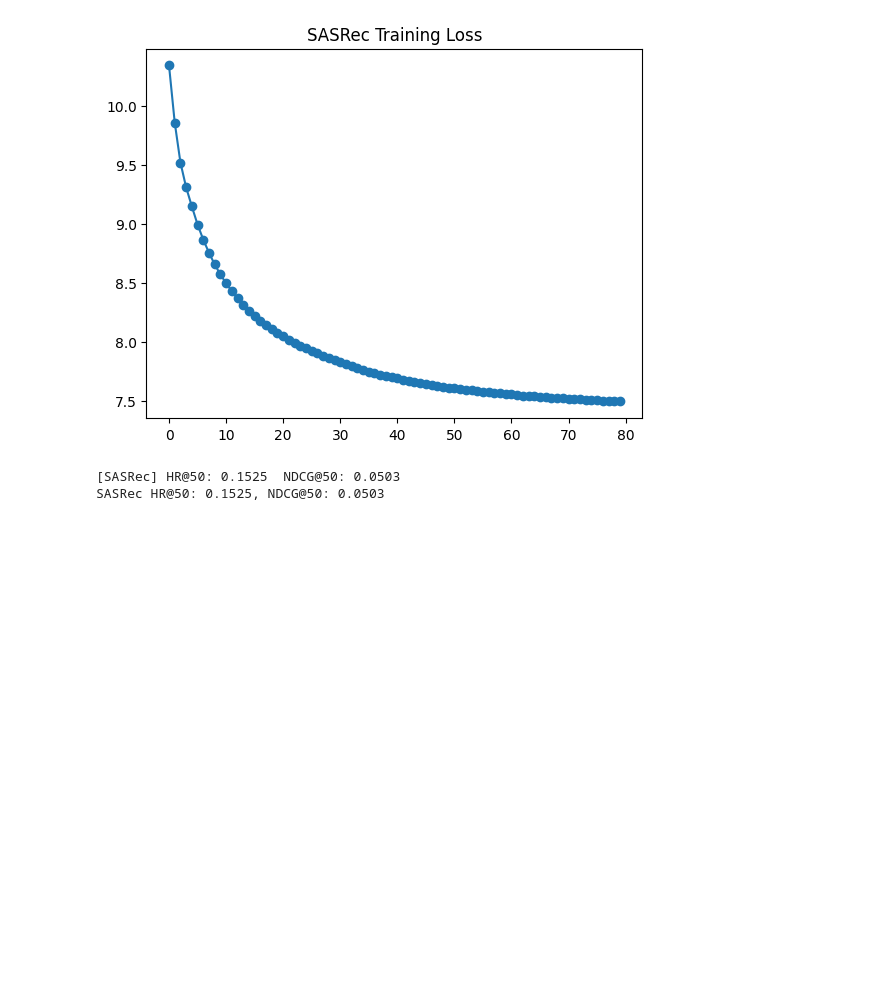
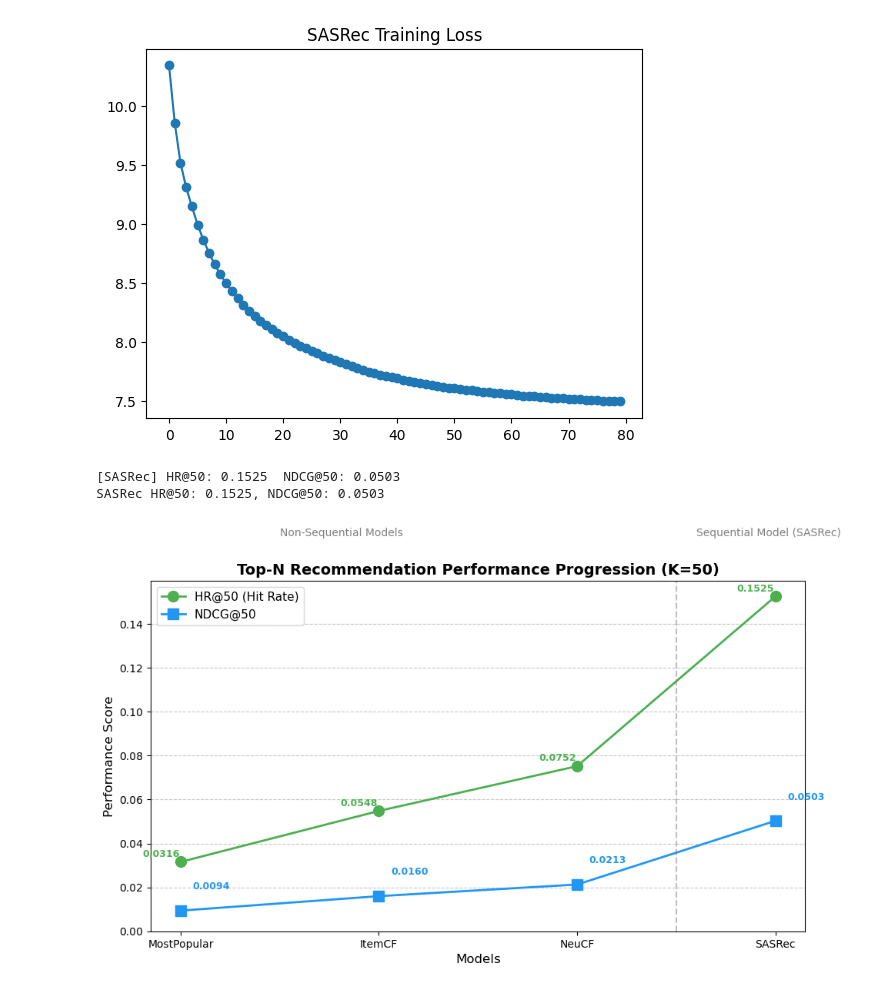
Before and after one commit to Yuhengli77/Recommendation-System-for-Short-Video-Streams, a Jupyter notebook: notebook/EDA&Data_Processing.ipynb, the cells around one changed output. Drawn from its saved outputs; the diff is of its cells as text; code cells hidden in the pictures; blank space fills up the shorter version.

Commit message:
"EDA & Evaluation"

```diff
--- a/notebook/EDA&Data_Processing.ipynb
+++ b/notebook/EDA&Data_Processing.ipynb
@@ -785,3 +854,75 @@ Preparing SASRec Sequences (Right Padding)...
 [figure]
 [SASRec] HR@50: 0.1525  NDCG@50: 0.0503
 SASRec HR@50: 0.1525, NDCG@50: 0.0503
+# %%
+import matplotlib.pyplot as plt
+import numpy as np
+import pandas as pd
+
+# Data from your evaluation table
+# We organize the models to reflect the increasing complexity and sequential nature
+models = ['MostPopular', 'ItemCF', 'NeuCF', 'SASRec']
+hr_50_scores = [0.0316, 0.0548, 0.0752, 0.1525]
+ndcg_50_scores = [0.0094, 0.0160, 0.0213, 0.0503]
+
+# --- Plotting Setup ---
+# We use indices 0, 1, 2, 3 as the X-axis positions to represent the progression
+x_positions = np.arange(len(models))
+
+fig, ax = plt.subplots(figsize=(10, 6))
+
+# Plot HR@50 as a line with markers
+ax.plot(x_positions, hr_50_scores,
+        label='HR@50 (Hit Rate)',
+        marker='o', markersize=10,
+        linestyle='-', linewidth=2,
+        color='#4CAF50')
+
+# Plot NDCG@50 as a line with markers
+ax.plot(x_positions, ndcg_50_scores,
+        label='NDCG@50',
+        marker='s', markersize=10,
+        linestyle='-', linewidth=2,
+        color='#2196F3')
+
+# --- Customization ---
+
+# Add data labels (Annotations)
+for i, (hr, ndcg) in enumerate(zip(hr_50_scores, ndcg_50_scores)):
+    # HR@50 labels (slightly offset)
+    ax.annotate(f'{hr:.4f}',
+                (x_positions[i] - 0.1, hr),
+                textcoords="offset points", xytext=(0, 5),
+                ha='center', fontsize=9, color='#4CAF50', fontweight='bold')
+
+    # NDCG@50 labels (slightly offset)
+    ax.annotate(f'{ndcg:.4f}',
+                (x_positions[i] + 0.1, ndcg),
+                textcoords="offset points", xytext=(10, 20),
+                ha='center', fontsize=9, color='#2196F3', fontweight='bold')
+
+# Set labels and title
+ax.set_ylabel('Performance Score', fontsize=12)
+ax.set_xlabel('Models', fontsize=12) # Changed label to reflect the progression
+ax.set_title('Top-N Recommendation Performance Progression (K=50)', fontsize=14, fontweight='bold')
+
+# Set custom x-axis tick labels
+ax.set_xticks(x_positions)
+ax.set_xticklabels(models, rotation=0)
+
+# Ensure y-axis starts at 0 for fair comparison
+ax.set_ylim(bottom=0)
+
+ax.legend(loc='upper left', fontsize=11)
+ax.grid(axis='y', linestyle='--', alpha=0.7)
+
+# Add a vertical line/highlight to visually emphasize the transition to sequential modeling
+ax.axvline(x=2.5, color='gray', linestyle='--', alpha=0.5, label='Sequential Boundary')
+ax.text(2.6, 0.18, 'Sequential Model (SASRec)', color='gray', fontsize=10)
+ax.text(0.5, 0.18, 'Non-Sequential Models', color='gray', fontsize=10)
+
+
+fig.tight_layout()
+plt.show()
+# %% [output]
+[figure, added]
```
Also changed, not shown: parts of 8 cells of this notebook.
